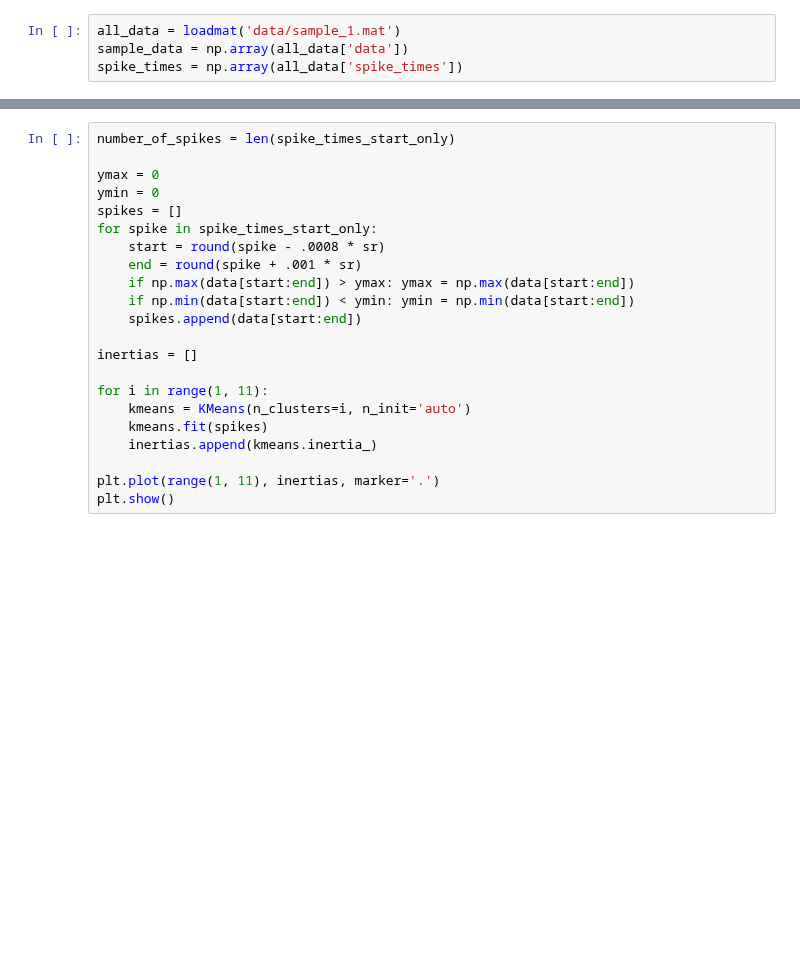
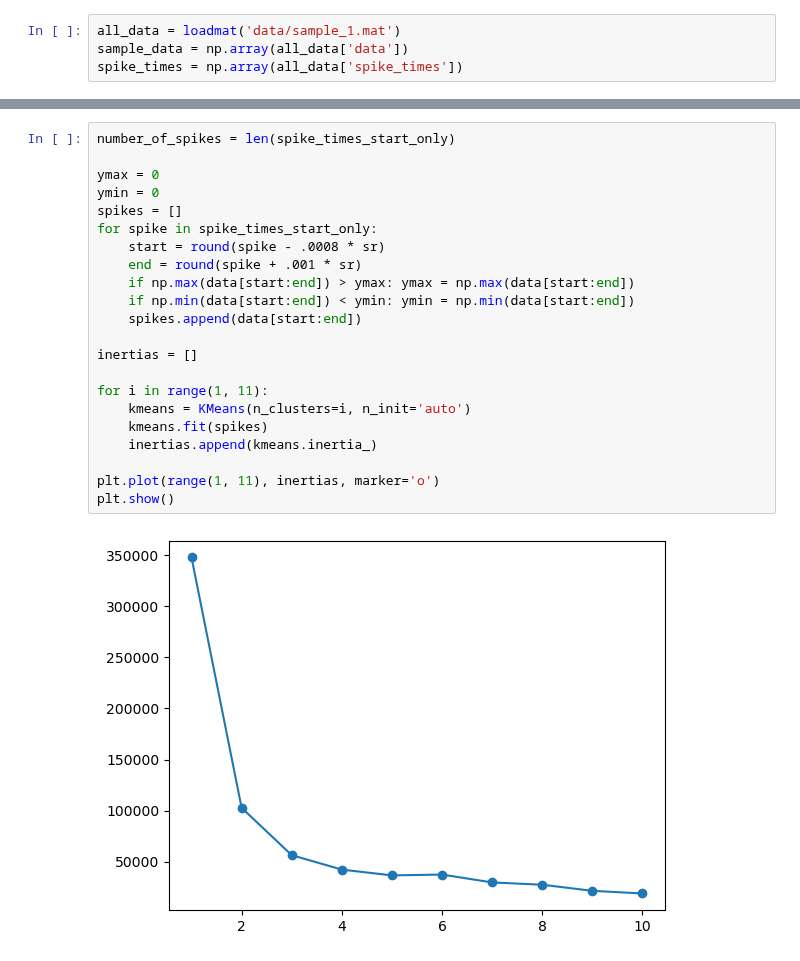
Before and after one commit to PplaysMine/unsupervisedLearning, a Jupyter notebook: main.ipynb, the cells around one changed output, grey strips where cells are left out. Drawn from its saved outputs; the diff is of its cells as text; blank space fills up the shorter version.

```diff
--- a/main.ipynb
+++ b/main.ipynb
@@ -36,25 +38,27 @@ plt.show()
 # %%
 number_of_spikes = len(spike_times_start_only)
 
 ymax = 0
 ymin = 0
 spikes = []
 for spike in spike_times_start_only:
     start = round(spike - .0008 * sr)
     end = round(spike + .001 * sr)
     if np.max(data[start:end]) > ymax: ymax = np.max(data[start:end])
     if np.min(data[start:end]) < ymin: ymin = np.min(data[start:end])
     spikes.append(data[start:end])
 
 inertias = []
 
 for i in range(1, 11):
     kmeans = KMeans(n_clusters=i, n_init='auto')
     kmeans.fit(spikes)
     inertias.append(kmeans.inertia_)
 
-plt.plot(range(1, 11), inertias, marker='.')
+plt.plot(range(1, 11), inertias, marker='o')
 plt.show()
+# %% [output]
+[figure, added]
 # %%
 plt.figure(figsize=(30,10))
 
```
Also changed, not shown: parts of 2 cells of this notebook.
